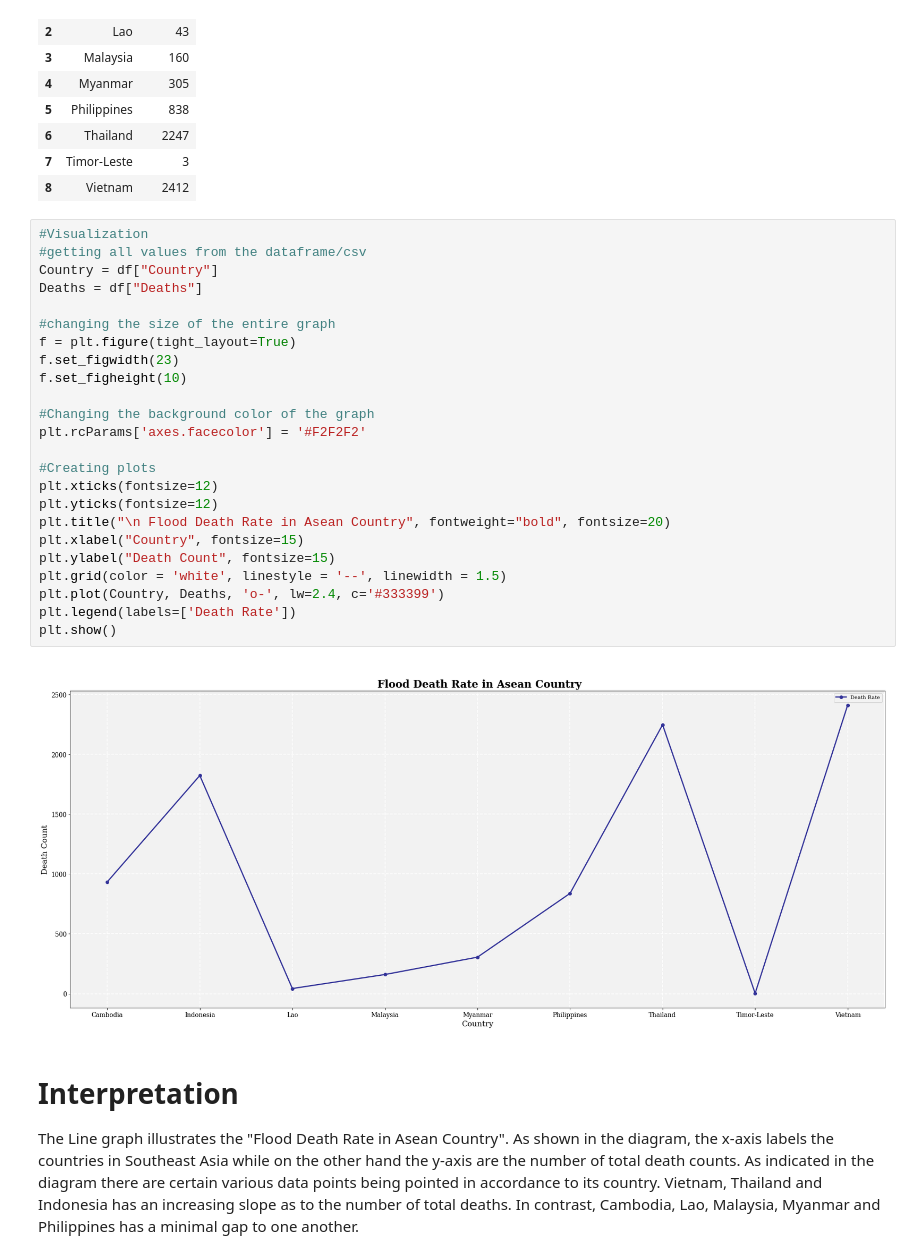
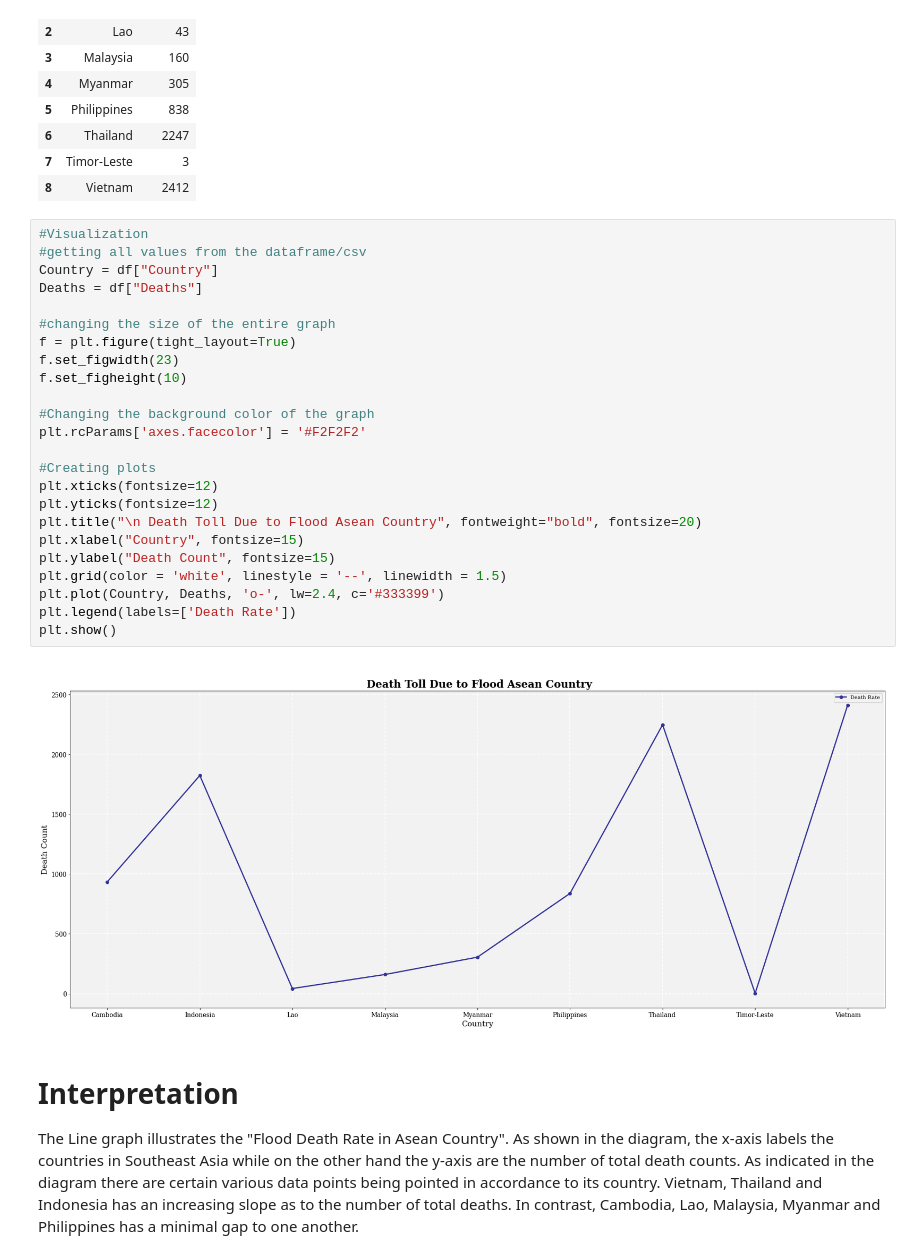
Before and after one commit to KarlAndreiCalimutan/Beta-Tech_BSIT_3207, a Jupyter notebook: Datasets_visual.ipynb, the cells around one changed output. Saved outputs shown, nothing was run; the diff lists cells and outputs as text.

```diff
--- a/Datasets_visual.ipynb
+++ b/Datasets_visual.ipynb
@@ -76,29 +76,29 @@ display(df.iloc[0:])
 # %%
 #Visualization
 #getting all values from the dataframe/csv
 Country = df["Country"]
 Deaths = df["Deaths"]
 
 #changing the size of the entire graph
 f = plt.figure(tight_layout=True)
 f.set_figwidth(23)
 f.set_figheight(10)
 
 #Changing the background color of the graph
 plt.rcParams['axes.facecolor'] = '#F2F2F2'
 
 #Creating plots
 plt.xticks(fontsize=12)
 plt.yticks(fontsize=12)
-plt.title("\n Flood Death Rate in Asean Country", fontweight="bold", fontsize=20)
+plt.title("\n Death Toll Due to Flood Asean Country", fontweight="bold", fontsize=20)
 plt.xlabel("Country", fontsize=15)
 plt.ylabel("Death Count", fontsize=15)
 plt.grid(color = 'white', linestyle = '--', linewidth = 1.5)
 plt.plot(Country, Deaths, 'o-', lw=2.4, c='#333399')
 plt.legend(labels=['Death Rate'])
 plt.show()
 # %% [output]
-[figure, old version]
+[figure, new version]
 # %% [markdown]
 # **Interpretation**
 The Line graph illustrates the "Flood Death Rate in Asean Country". As shown in the diagram, the x-axis labels the countries in Southeast Asia while on the other hand the y-axis are the number of total death counts. As indicated in the diagram there are certain various data points being pointed in accordance to its country. Vietnam, Thailand and Indonesia has an increasing slope as to the number of total deaths. In contrast, Cambodia, Lao, Malaysia, Myanmar and Philippines has a minimal gap to one another.
```
Also changed, not shown: parts of 5 cells of this notebook.
